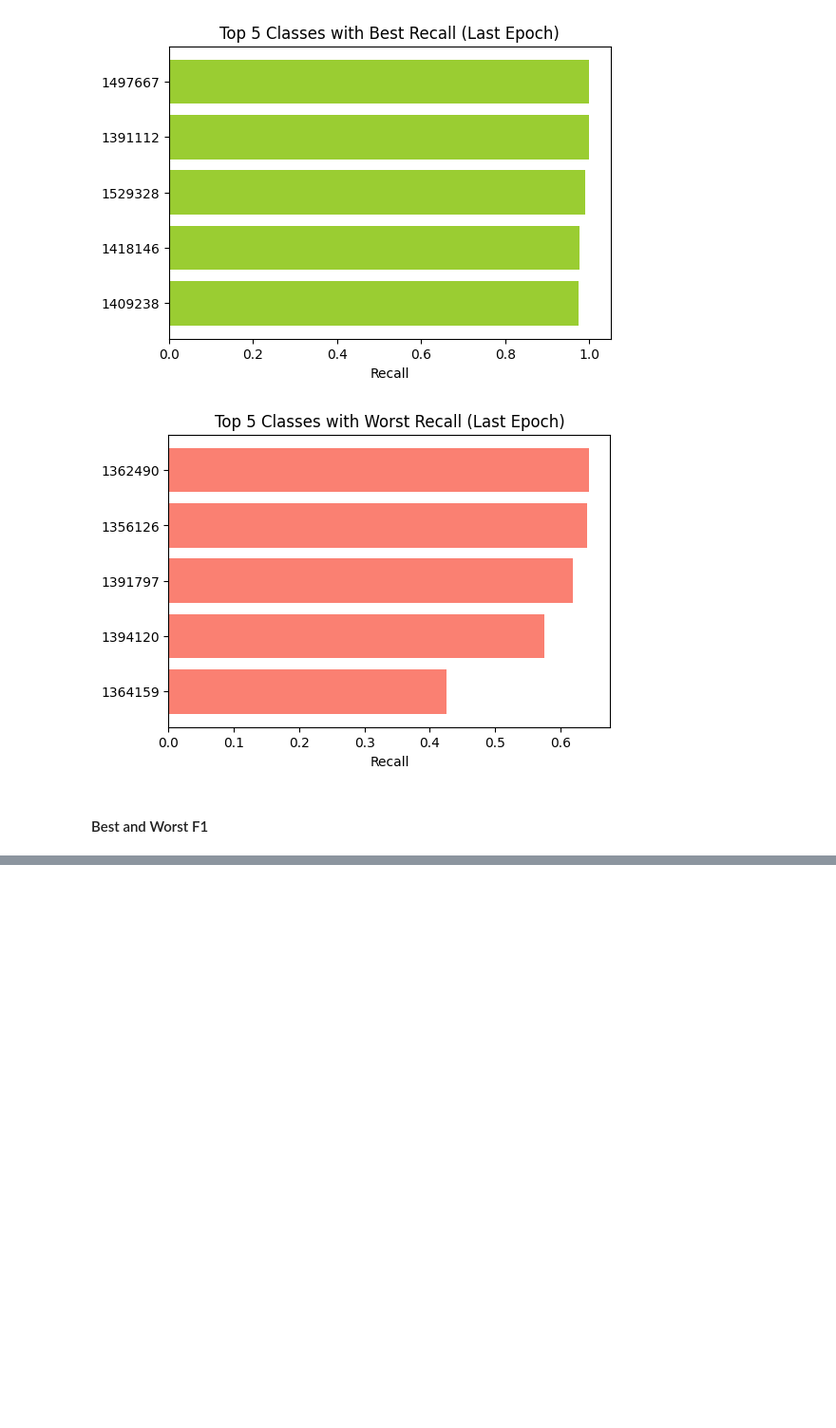
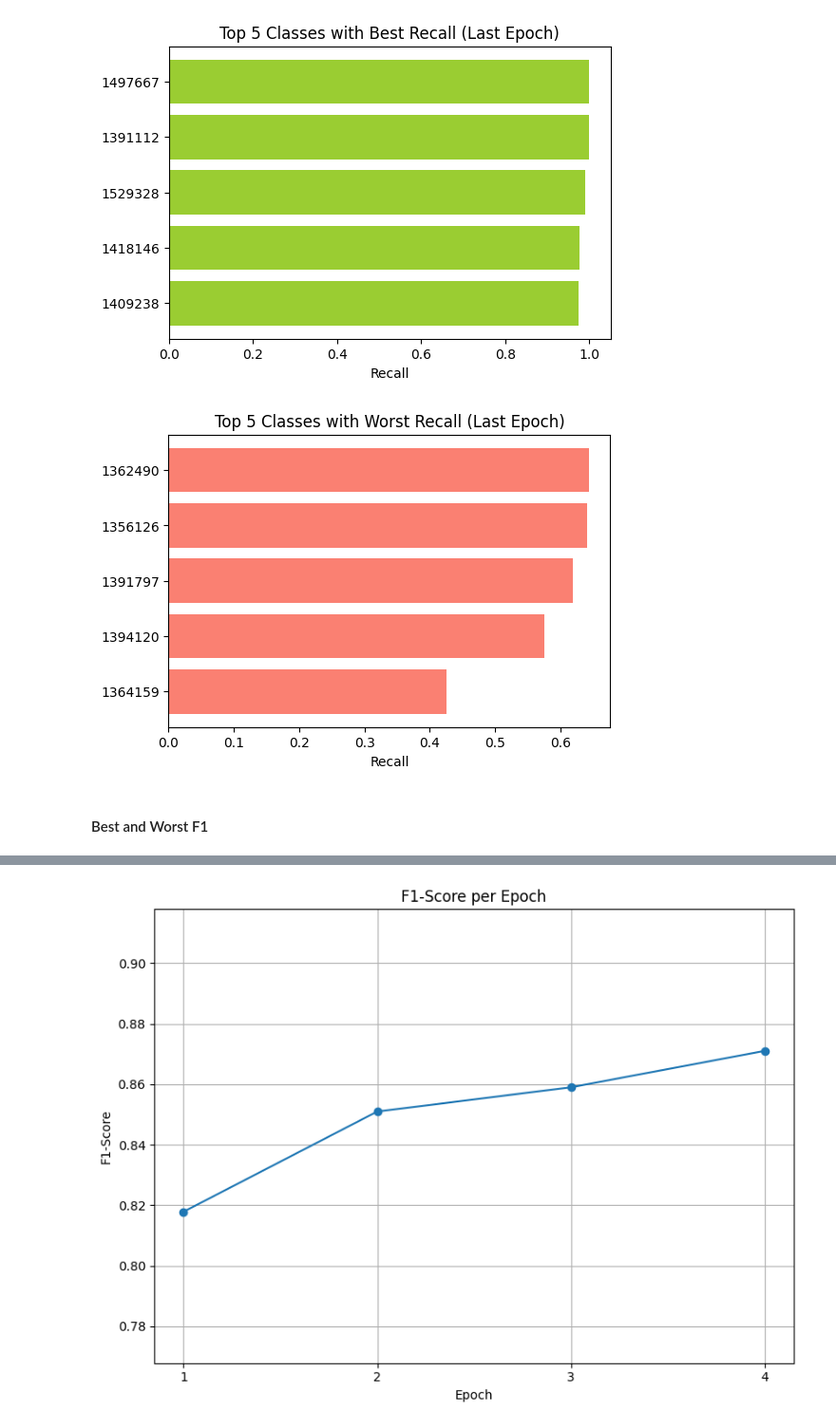
Before and after one commit to wieczorekaleksandra/trees_recognition, a Jupyter notebook: model_visualization.ipynb, the cells around one changed output, grey strips where cells are left out. Shown at 95% size. Cells and saved outputs as stored; diff of their text form; code cells hidden in the pictures; blank space fills up the shorter version.

```diff
--- a/model_visualization.ipynb
+++ b/model_visualization.ipynb
@@ -220,0 +346,59 @@ ValueError: shape mismatch: objects cannot be broadcast to a single shape.  Mism
+# %%
+import pandas as pd
+import matplotlib.pyplot as plt
+
+def calculate_macro_f1_score(report):
+    """
+    Calculate the macro F1-score from the classification report of a single epoch.
+    Handles cases where the report contains non-dictionary entries (like overall accuracy).
+    """
+    # Extract F1-scores only from dictionary entries
+    f1_scores = [
+        class_metrics['f1-score']
+        for class_metrics in report.values()
+        if isinstance(class_metrics, dict) and 'f1-score' in class_metrics
+    ]
+
+    # If there are no valid F1-scores, return 0 to avoid division by zero
+    if not f1_scores:
+        return 0.0
+
+    # Calculate the macro F1-score
+    macro_f1_score = sum(f1_scores) / len(f1_scores)
+    return macro_f1_score
+
+# List to store F1-scores for all epochs
+epoch_f1_scores = []
+
+# Loop through each epoch's data in the metrics list
+for epoch_data in metrics:
+    # Extract the classification report for the current epoch
+    report = epoch_data['classification_report']
+
+    # Calculate the macro F1-score for the current epoch
+    macro_f1 = calculate_macro_f1_score(report)
+
+    # Store the result
+    epoch_f1_scores.append({
+        'epoch': epoch_data['epoch'],
+        'macro_f1_score': macro_f1
+    })
+
+# Convert the results into a DataFrame for visualization
+df_f1_scores = pd.DataFrame(epoch_f1_scores)
+
+# Visualization using matplotlib
+plt.figure(figsize=(8, 6))
+plt.plot(df_f1_scores['epoch'], df_f1_scores['macro_f1_score'], marker='o', linestyle='-')
+plt.title('F1-Score per Epoch')
+plt.xlabel('Epoch')
+plt.ylabel('F1-Score')
+plt.grid(True)
+plt.xticks(df_f1_scores['epoch'])  # Ensure all epochs are shown on the x-axis
+plt.ylim(df_f1_scores['macro_f1_score'].min()- 0.05, df_f1_scores['macro_f1_score'].min() + 0.1)  # Set y-axis range between 0 and 1
+plt.tight_layout()
+
+# Show the chart
+plt.show()
+# %% [output]
+[figure, added]
```
Also changed, not shown: parts of 10 cells of this notebook.
